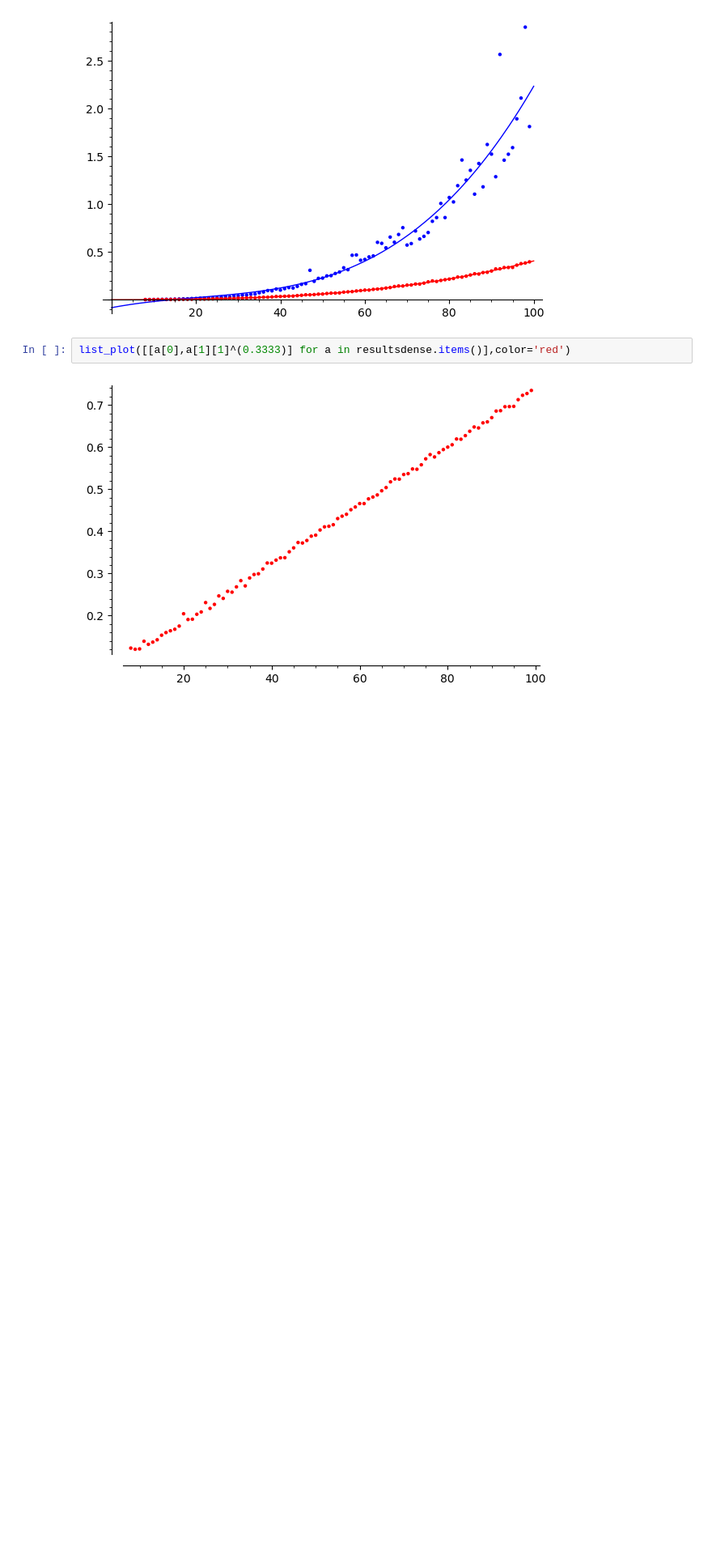
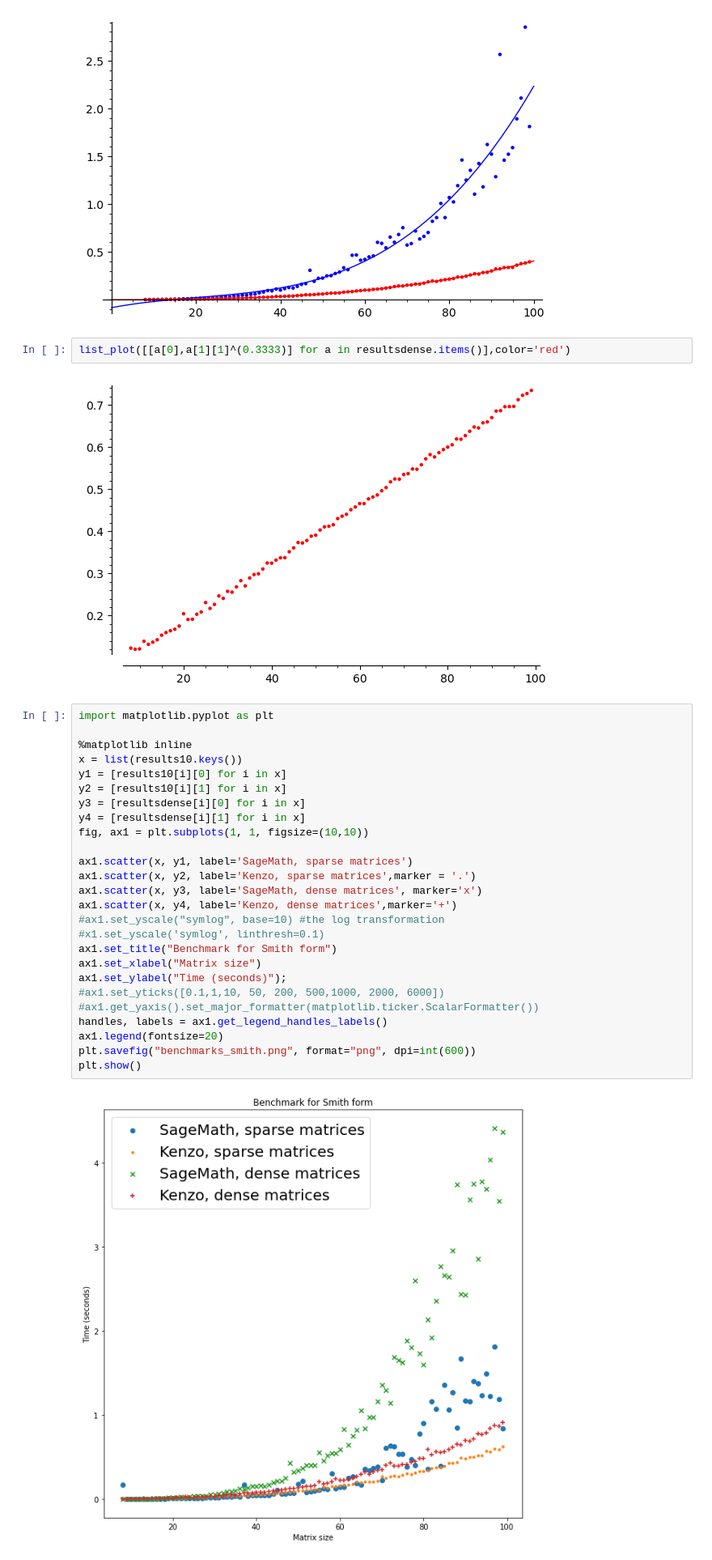
Before and after one commit to jodivaso/EACA22, a Jupyter notebook: smith-benchmatk.ipynb, the cells around one changed output. Shown at 81% size. Cells and saved outputs as stored; diff of their text form; blank space fills up the shorter version.

Commit message:
Use matplotlib for smith form benchmarks

```diff
--- a/smith-benchmatk.ipynb
+++ b/smith-benchmatk.ipynb
@@ -153,3 +153,31 @@ pl
 list_plot([[a[0],a[1][1]^(0.3333)] for a in resultsdense.items()],color='red')
 # %% [output]
 [figure]
+# %%
+import matplotlib.pyplot as plt
+
+%matplotlib inline
+x = list(results10.keys())
+y1 = [results10[i][0] for i in x]
+y2 = [results10[i][1] for i in x]
+y3 = [resultsdense[i][0] for i in x]
+y4 = [resultsdense[i][1] for i in x]
+fig, ax1 = plt.subplots(1, 1, figsize=(10,10))
+
+ax1.scatter(x, y1, label='SageMath, sparse matrices')
+ax1.scatter(x, y2, label='Kenzo, sparse matrices',marker = '.')
+ax1.scatter(x, y3, label='SageMath, dense matrices', marker='x')
+ax1.scatter(x, y4, label='Kenzo, dense matrices',marker='+')
+#ax1.set_yscale("symlog", base=10) #the log transformation
+#x1.set_yscale('symlog', linthresh=0.1)
+ax1.set_title("Benchmark for Smith form")
+ax1.set_xlabel("Matrix size")
+ax1.set_ylabel("Time (seconds)");
+#ax1.set_yticks([0.1,1,10, 50, 200, 500,1000, 2000, 6000])
+#ax1.get_yaxis().set_major_formatter(matplotlib.ticker.ScalarFormatter())
+handles, labels = ax1.get_legend_handles_labels()
+ax1.legend(fontsize=20)
+plt.savefig("benchmarks_smith.png", format="png", dpi=int(600))
+plt.show()
+# %% [output]
+[figure, added]
```
